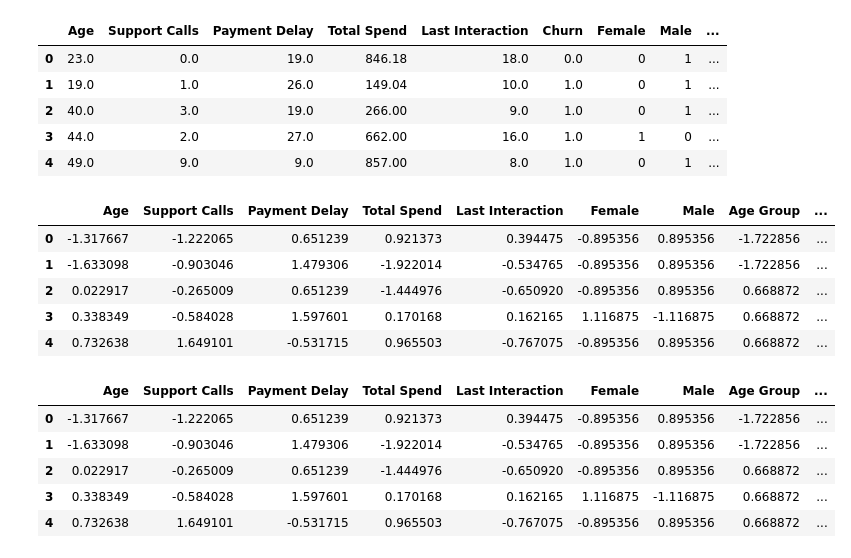
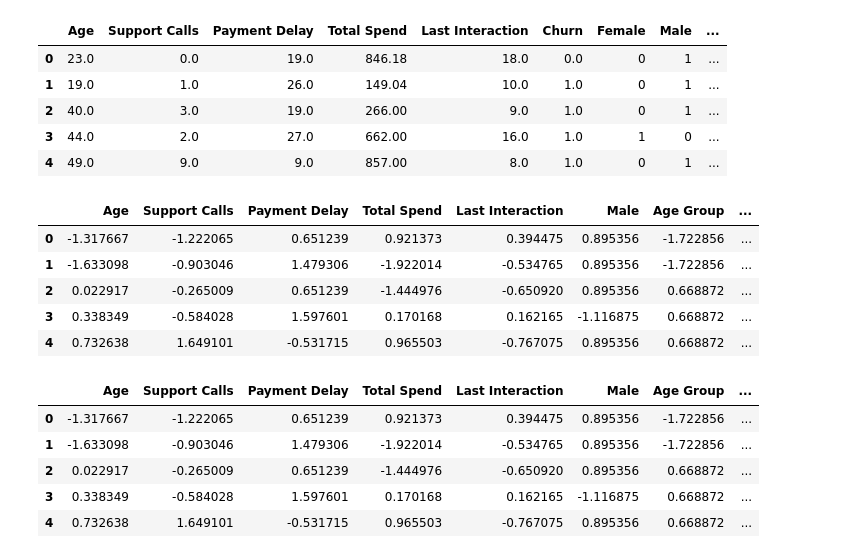
Before and after one commit to ssabrut/customer-churn-mlops, a Jupyter notebook: notebooks/preprocessing.ipynb, the cells around one changed output. Cells and saved outputs as stored; diff of their text form; code cells hidden in the pictures.

```diff
--- a/notebooks/preprocessing.ipynb
+++ b/notebooks/preprocessing.ipynb
@@ -122,27 +122,27 @@ df.head()
 # %%
 from sklearn.preprocessing import StandardScaler
 
 scaler = StandardScaler()
-df_no_label = df.drop(["Churn"], axis=1)
+df_no_label = df.drop(["Churn", "Female"], axis=1)
 df_no_label = pd.DataFrame(scaler.fit_transform(df_no_label), columns=df_no_label.columns)
 df_no_label.head()
 # %% [output]
-|  | Age | Support Calls | Payment Delay | Total Spend | Last Interaction | Female | Male | Age Group | ... |
-| 0 | -1.317667 | -1.222065 | 0.651239 | 0.921373 | 0.394475 | -0.895356 | 0.895356 | -1.722856 | ... |
-| 1 | -1.633098 | -0.903046 | 1.479306 | -1.922014 | -0.534765 | -0.895356 | 0.895356 | -1.722856 | ... |
-| 2 | 0.022917 | -0.265009 | 0.651239 | -1.444976 | -0.650920 | -0.895356 | 0.895356 | 0.668872 | ... |
-| 3 | 0.338349 | -0.584028 | 1.597601 | 0.170168 | 0.162165 | 1.116875 | -1.116875 | 0.668872 | ... |
-| 4 | 0.732638 | 1.649101 | -0.531715 | 0.965503 | -0.767075 | -0.895356 | 0.895356 | 0.668872 | ... |
+|  | Age | Support Calls | Payment Delay | Total Spend | Last Interaction | Male | Age Group | ... |
+| 0 | -1.317667 | -1.222065 | 0.651239 | 0.921373 | 0.394475 | 0.895356 | -1.722856 | ... |
+| 1 | -1.633098 | -0.903046 | 1.479306 | -1.922014 | -0.534765 | 0.895356 | -1.722856 | ... |
+| 2 | 0.022917 | -0.265009 | 0.651239 | -1.444976 | -0.650920 | 0.895356 | 0.668872 | ... |
+| 3 | 0.338349 | -0.584028 | 1.597601 | 0.170168 | 0.162165 | -1.116875 | 0.668872 | ... |
+| 4 | 0.732638 | 1.649101 | -0.531715 | 0.965503 | -0.767075 | 0.895356 | 0.668872 | ... |
 # %%
 df = df_no_label.join(df["Churn"])
 df.head()
 # %% [output]
-|  | Age | Support Calls | Payment Delay | Total Spend | Last Interaction | Female | Male | Age Group | ... |
-| 0 | -1.317667 | -1.222065 | 0.651239 | 0.921373 | 0.394475 | -0.895356 | 0.895356 | -1.722856 | ... |
-| 1 | -1.633098 | -0.903046 | 1.479306 | -1.922014 | -0.534765 | -0.895356 | 0.895356 | -1.722856 | ... |
-| 2 | 0.022917 | -0.265009 | 0.651239 | -1.444976 | -0.650920 | -0.895356 | 0.895356 | 0.668872 | ... |
-| 3 | 0.338349 | -0.584028 | 1.597601 | 0.170168 | 0.162165 | 1.116875 | -1.116875 | 0.668872 | ... |
-| 4 | 0.732638 | 1.649101 | -0.531715 | 0.965503 | -0.767075 | -0.895356 | 0.895356 | 0.668872 | ... |
+|  | Age | Support Calls | Payment Delay | Total Spend | Last Interaction | Male | Age Group | ... |
+| 0 | -1.317667 | -1.222065 | 0.651239 | 0.921373 | 0.394475 | 0.895356 | -1.722856 | ... |
+| 1 | -1.633098 | -0.903046 | 1.479306 | -1.922014 | -0.534765 | 0.895356 | -1.722856 | ... |
+| 2 | 0.022917 | -0.265009 | 0.651239 | -1.444976 | -0.650920 | 0.895356 | 0.668872 | ... |
+| 3 | 0.338349 | -0.584028 | 1.597601 | 0.170168 | 0.162165 | -1.116875 | 0.668872 | ... |
+| 4 | 0.732638 | 1.649101 | -0.531715 | 0.965503 | -0.767075 | 0.895356 | 0.668872 | ... |
 # %%
 import os
 
```
Also changed, not shown: 5 other files.
